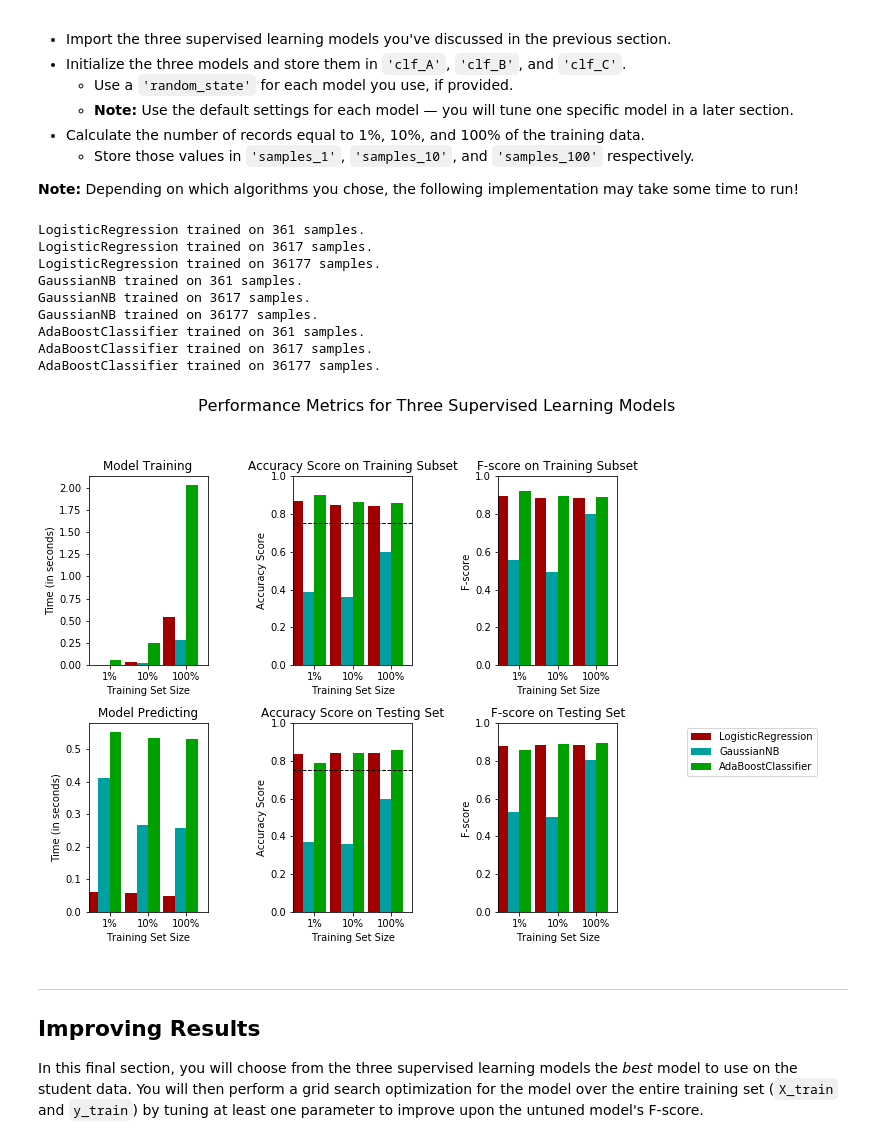
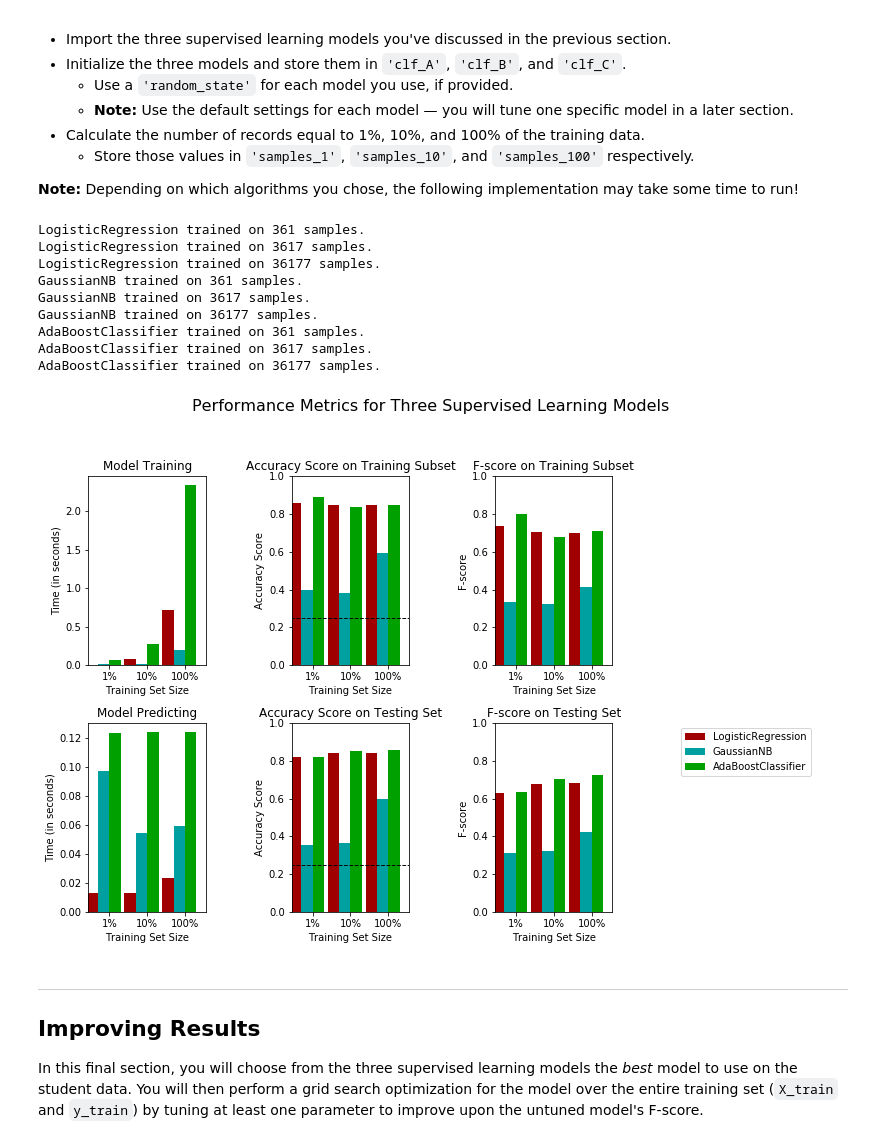
Before and after one commit to Kevin-Chen0/udacity-mle-nd, a Jupyter notebook: projects/finding_donors/finding_donors.ipynb, the cells around one changed output. Drawn from its saved outputs; the diff is of its cells as text; code cells hidden in the pictures.

```diff
--- a/projects/finding_donors/finding_donors.ipynb
+++ b/projects/finding_donors/finding_donors.ipynb
@@ -173,7 +173,7 @@ features_log_minmax_transform.head()
 features_final = pd.get_dummies(features_log_minmax_transform)
 
 # TODO: Encode the 'income_raw' data to numerical values
-income = pd.get_dummies(income_raw)['<=50K']
+income = pd.get_dummies(income_raw)['>50K']
 
 # Print the number of features after one-hot encoding
 encoded = list(features_final.columns)
@@ -382,23 +395,25 @@ def train_predict(learner, sample_size, X_train, y_train, X_test, y_test):
     #       then get predictions on the first 300 training samples(X_train) using .predict()
     start = time() # Get start time
     predictions_test = learner.predict(X_test)
-    predictions_train = learner.predict(X_train)
+    predictions_train = learner.predict(X_train[:300])
+    # To grader: in the real-word cases, should we usually get 300 randomized training samples instead of the
+               # first 300 training samples?
     end = time() # Get end time
 
     # TODO: Calculate the total prediction time
     results['pred_time'] = end-start
 
     # TODO: Compute accuracy on the first 300 training samples which is y_train[:300]
-    results['acc_train'] = accuracy_score(y_train[:sample_size], predictions_train[:sample_size])
+    results['acc_train'] = accuracy_score(y_train[:300], predictions_train[:300])
 
     # TODO: Compute accuracy on test set using accuracy_score()
-    results['acc_test'] = accuracy_score(y_test[:sample_size], predictions_test[:sample_size])
+    results['acc_test'] = accuracy_score(y_test, predictions_test)
 
     # TODO: Compute F-score on the the first 300 training samples using fbeta_score()
-    results['f_train'] = fbeta_score(y_train[:sample_size], predictions_train[:sample_size], beta=0.5)
+    results['f_train'] = fbeta_score(y_train[:300], predictions_train[:300], beta=0.5)
 
     # TODO: Compute F-score on the test set which is y_test
-    results['f_test'] = fbeta_score(y_test[:sample_size], predictions_test[:sample_size], beta=0.5)
+    results['f_test'] = fbeta_score(y_test, predictions_test, beta=0.5)
 
     # Success
     print("{} trained on {} samples.".format(learner.__class__.__name__, sample_size))
@@ -425,42 +440,40 @@ from sklearn.tree import DecisionTreeClassifier
 from sklearn.ensemble import AdaBoostClassifier, RandomForestClassifier
 
 # TODO: Initialize the three models
-clf_A = LogisticRegression(solver='liblinear')
+clf_A = LogisticRegression(solver='liblinear', random_state=42)
 clf_B = GaussianNB()
-clf_C = RandomForestClassifier(n_estimators=10)
-# clf_C = DecisionTreeClassifier()
-clf_C = AdaBoostClassifier()
+clf_C = AdaBoostClassifier(random_state=42)
 
 # TODO: Calculate the number of samples for 1%, 10%, and 100% of the training data
 # HINT: samples_100 is the entire training set i.e. len(y_train)
 # HINT: samples_10 is 10% of samples_100 (ensure to set the count of the values to be `int` and not `float`)
 # HINT: samples_1 is 1% of samples_100 (ensure to set the count of the values to be `int` and not `float`)
 samples_100 = len(y_train)
 samples_10 = int(len(y_train)*0.1)
 samples_1 = int(len(y_train)*0.01)
 
 # Collect results on the learners
 results = {}
 for clf in [clf_A, clf_B, clf_C]:
     clf_name = clf.__class__.__name__
     results[clf_name] = {}
     for i, samples in enumerate([samples_1, samples_10, samples_100]):
         results[clf_name][i] = \
         train_predict(clf, samples, X_train, y_train, X_test, y_test)
 
 # Run metrics visualization for the three supervised learning models chosen
 vs.evaluate(results, accuracy, fscore)
 # %% [output]
 LogisticRegression trained on 361 samples.
 LogisticRegression trained on 3617 samples.
 LogisticRegression trained on 36177 samples.
 GaussianNB trained on 361 samples.
 GaussianNB trained on 3617 samples.
 GaussianNB trained on 36177 samples.
 AdaBoostClassifier trained on 361 samples.
 AdaBoostClassifier trained on 3617 samples.
 AdaBoostClassifier trained on 36177 samples.
-[figure, old version]
+[figure, new version]
 # %% [markdown]
 ----
 ## Improving Results
```
Also changed, not shown: parts of 7 cells of this notebook, 1 other file.
